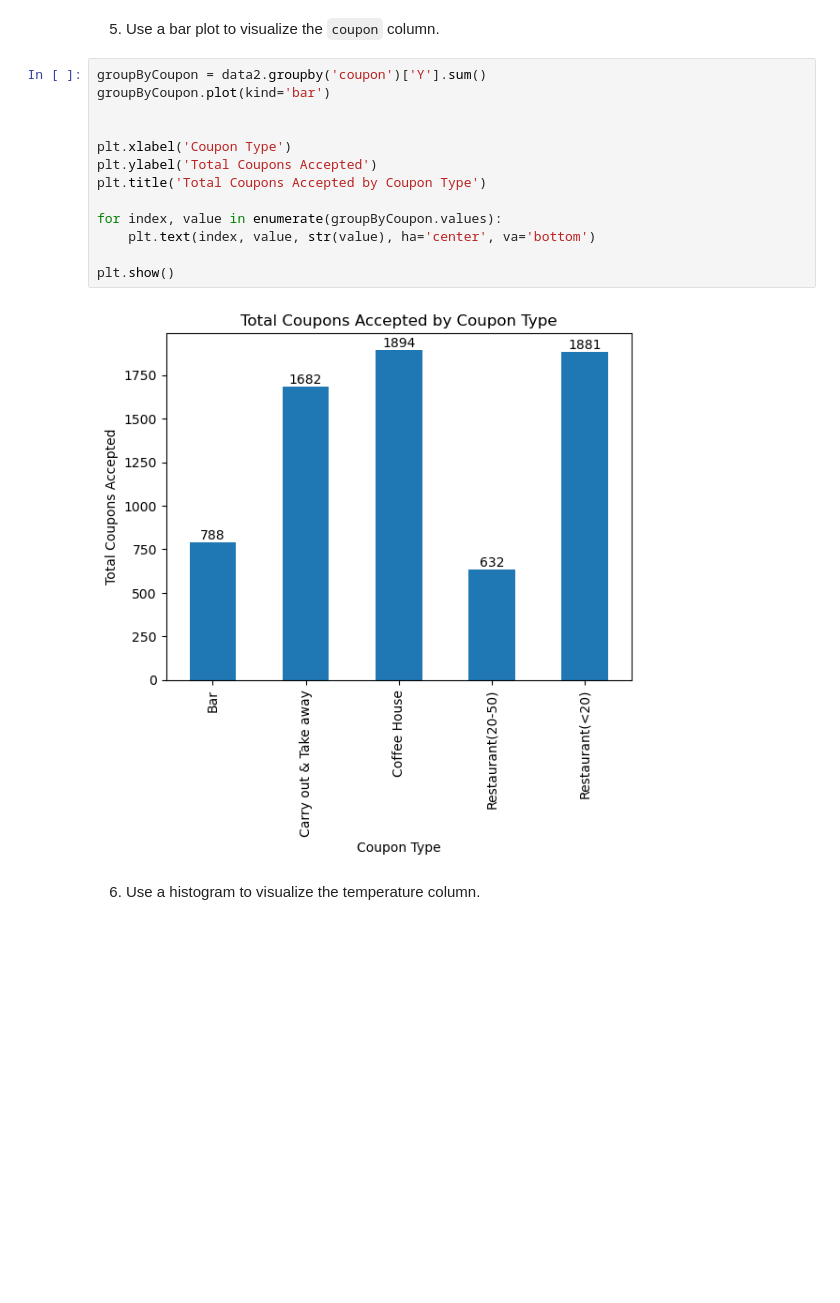
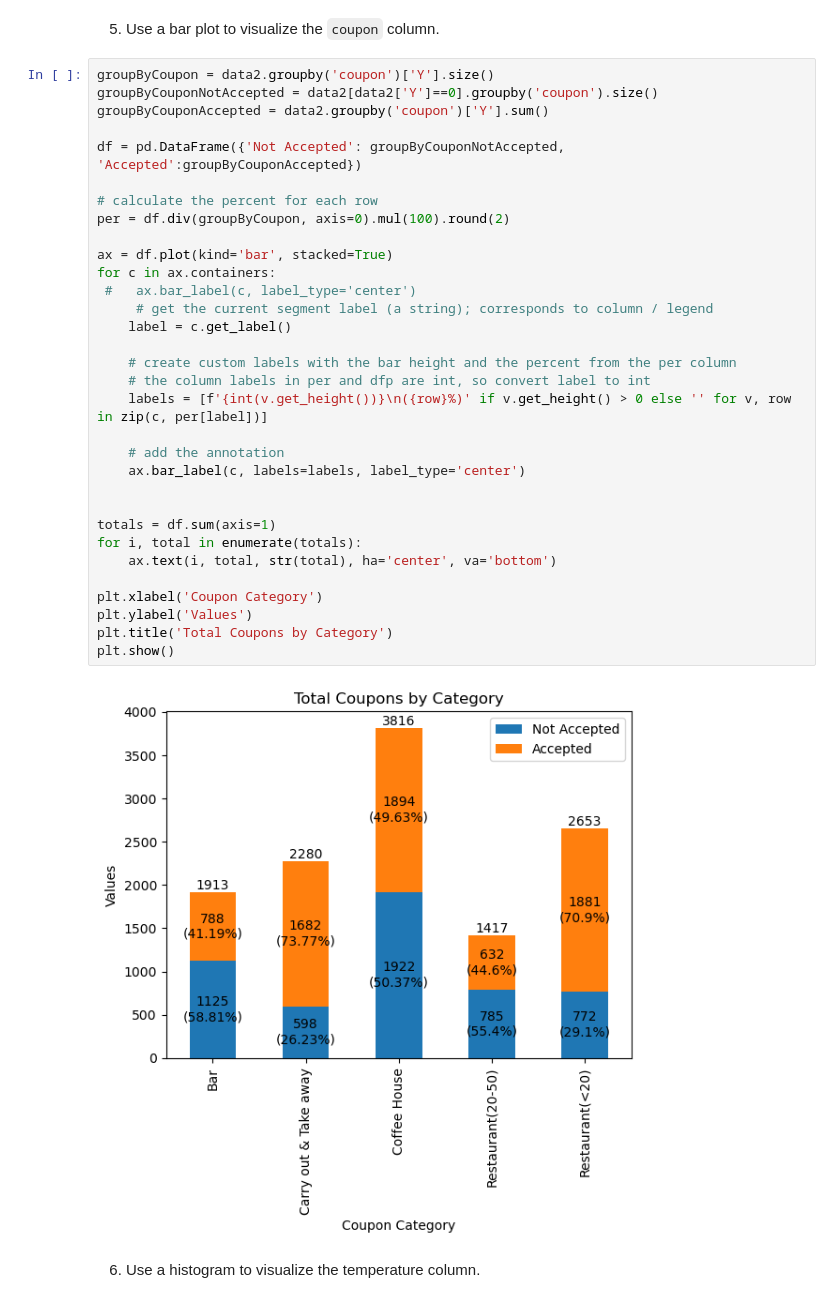
Before and after one commit to ShivaniD719/CouponAcceptance, a Jupyter notebook: prompt.ipynb, the cells around one changed output. Drawn from its saved outputs; the diff is of its cells as text; blank space fills up the shorter version.

```diff
--- a/prompt.ipynb
+++ b/prompt.ipynb
@@ -133,19 +133,38 @@ couponAccepted
 # %% [markdown]
 5. Use a bar plot to visualize the `coupon` column.
-# %%
-groupByCoupon = data2.groupby('coupon')['Y'].sum()
-groupByCoupon.plot(kind='bar')
-
-
-plt.xlabel('Coupon Type')
-plt.ylabel('Total Coupons Accepted')
-plt.title('Total Coupons Accepted by Coupon Type')
-
-for index, value in enumerate(groupByCoupon.values):
-    plt.text(index, value, str(value), ha='center', va='bottom')
-
-plt.show()
-# %% [output]
-[figure, removed]
+# %%
+groupByCoupon = data2.groupby('coupon')['Y'].size()
+groupByCouponNotAccepted = data2[data2['Y']==0].groupby('coupon').size()
+groupByCouponAccepted = data2.groupby('coupon')['Y'].sum()
+
+df = pd.DataFrame({'Not Accepted': groupByCouponNotAccepted, 'Accepted':groupByCouponAccepted})
+
+# calculate the percent for each row
+per = df.div(groupByCoupon, axis=0).mul(100).round(2)
+
+ax = df.plot(kind='bar', stacked=True)
+for c in ax.containers:
+ #   ax.bar_label(c, label_type='center')
+     # get the current segment label (a string); corresponds to column / legend
+    label = c.get_label()
+
+    # create custom labels with the bar height and the percent from the per column
+    # the column labels in per and dfp are int, so convert label to int
+    labels = [f'{int(v.get_height())}\n({row}%)' if v.get_height() > 0 else '' for v, row in zip(c, per[label])]
+
+    # add the annotation
+    ax.bar_label(c, labels=labels, label_type='center')
+
+
+totals = df.sum(axis=1)
+for i, total in enumerate(totals):
+    ax.text(i, total, str(total), ha='center', va='bottom')
+
+plt.xlabel('Coupon Category')
+plt.ylabel('Values')
+plt.title('Total Coupons by Category')
+plt.show()
+# %% [output]
+[figure, added]
 # %% [markdown]
 6. Use a histogram to visualize the temperature column.
```
Also changed, not shown: parts of 16 cells of this notebook.
